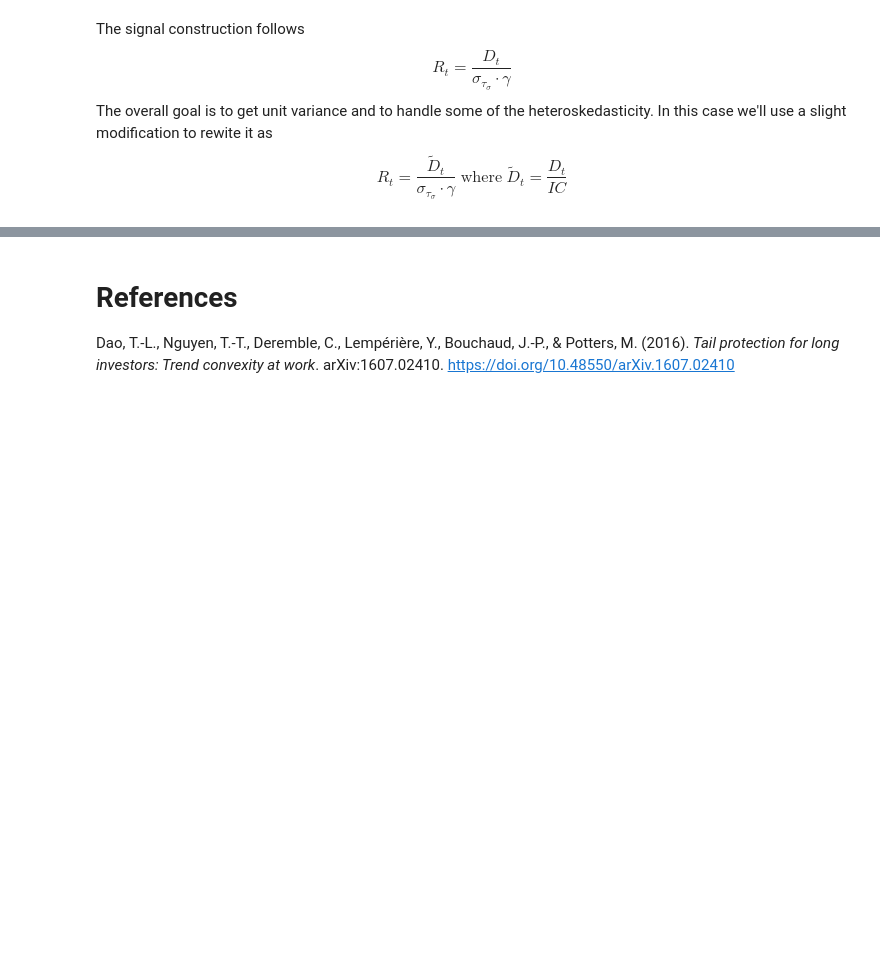
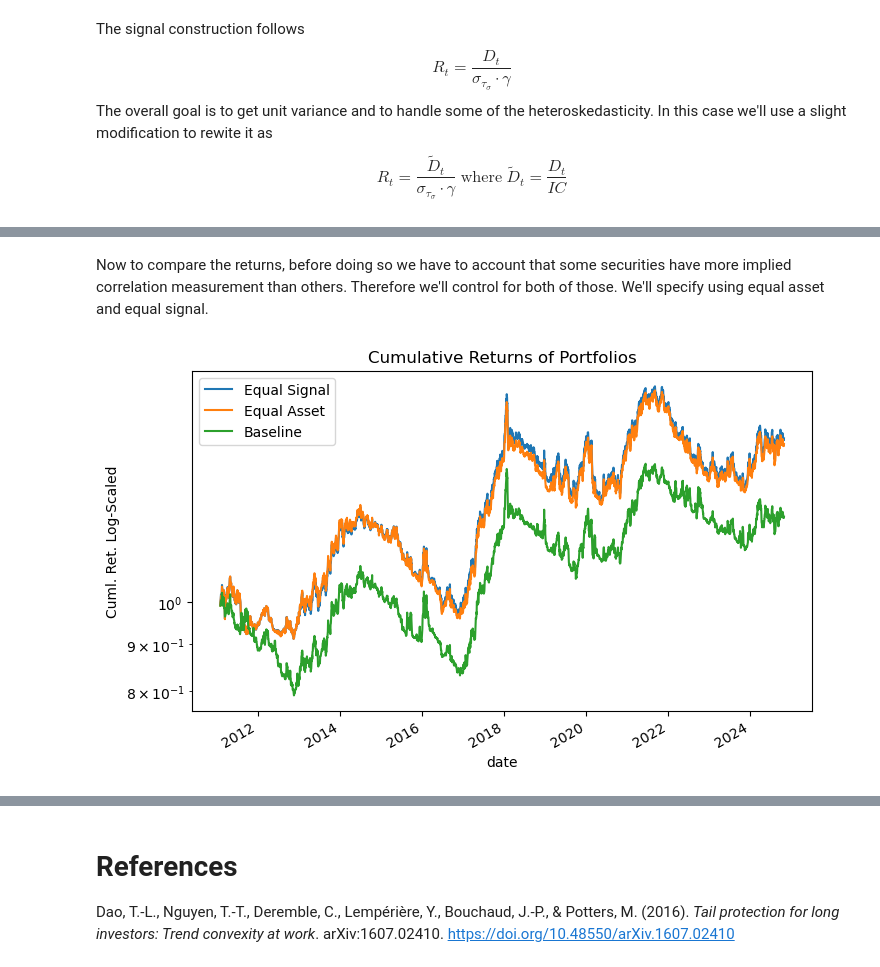
Before and after one commit to diegodalvarez/TrendSystem, a Jupyter notebook: Research/SignalResearch/1ImpliedCorrelationSignals.ipynb, the cells around one changed output, grey strips where cells are left out. Saved outputs shown, nothing was run; the diff lists cells and outputs as text; code cells hidden in the pictures; blank space fills up the shorter version.

```diff
--- a/Research/SignalResearch/1ImpliedCorrelationSignals.ipynb
+++ b/Research/SignalResearch/1ImpliedCorrelationSignals.ipynb
@@ -135,0 +318,2 @@ plt.tight_layout()
+# %% [markdown]
+Now to compare the returns, before doing so we have to account that some securities have more implied correlation measurement than others. Therefore we'll control for both of those. We'll specify using equal asset and equal signal.
@@ -135,0 +326,40 @@ plt.tight_layout()
+# %%
+df_equal_asset = (df_weight_rtn[
+    ["date", "eq_ticker", "weight_rtn"]].
+    groupby(["date", "eq_ticker"]).
+    agg("mean").
+    reset_index().
+    drop(columns = ["eq_ticker"]).
+    groupby("date").
+    agg("mean").
+    rename(columns = {"weight_rtn": "eq_asset"}))
+# %%
+df_baseline = (df_prep.assign(
+    date         = lambda x: pd.to_datetime(x.date),
+    weighted_rtn = lambda x: x.weight * x.signal_rtn)
+    [["date", "weighted_rtn"]].
+    groupby("date").
+    agg("mean").
+    rename(columns = {"weighted_rtn": "baseline"}).
+    dropna())
+# %%
+df_equal_combined = (df_equal_signal.merge(
+    right = df_equal_asset, how = "inner", on = ["date"]).
+    merge(right = df_baseline, how = "inner", on = ["date"]))
+# %%
+df_combined_prep = (df_equal_combined.rename(columns = {
+    "eq_signal": "Equal Signal",
+    "eq_asset" : "Equal Asset",
+    "baseline" : "Baseline"}))
+# %%
+(df_combined_prep.apply(
+    lambda x: np.cumprod(1 + x)).
+    plot(
+        logy    = True,
+        ylabel  = "Cuml. Ret. Log-Scaled",
+        title   = "Cumulative Returns of Portfolios",
+        figsize = (8,5)))
+
+plt.show()
+# %% [output]
+[figure, added]
```
Also changed, not shown: parts of 17 cells of this notebook.
